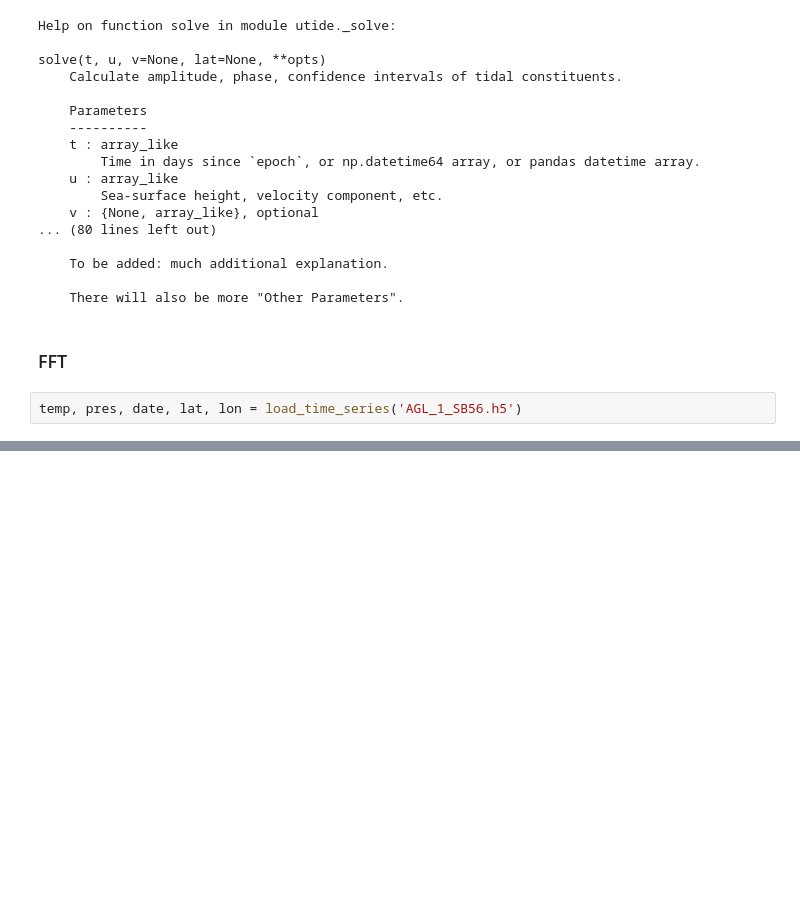
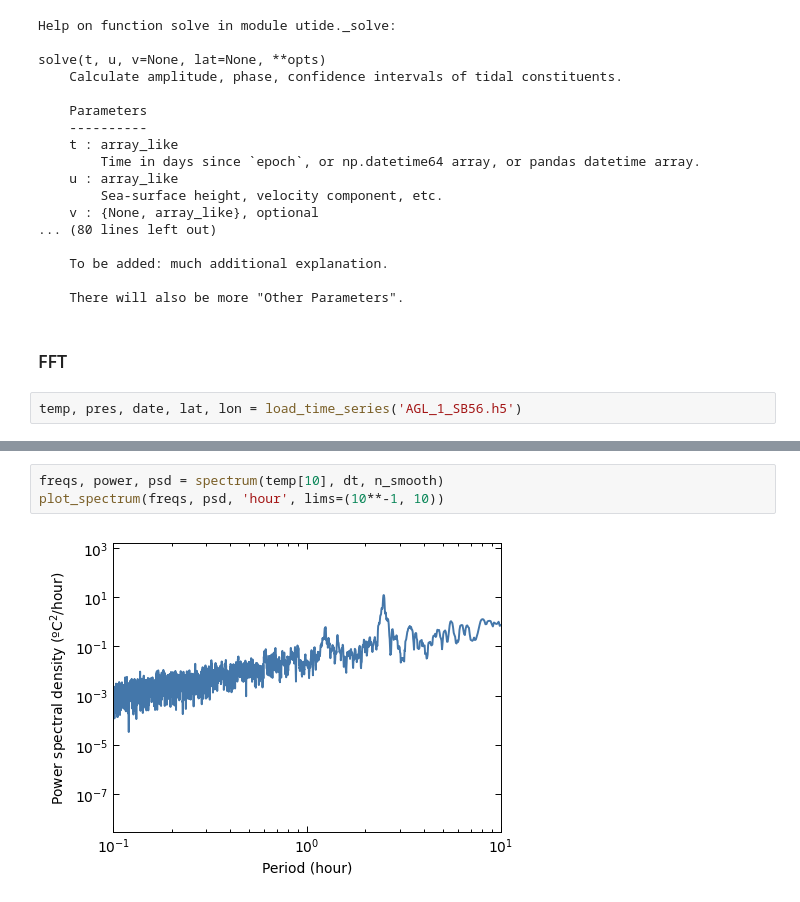
Before and after one commit to manufrn/TFG, a Jupyter notebook: notebooks/exploration_time_series.ipynb, the cells around one changed output, grey strips where cells are left out. Drawn from its saved outputs; the diff is of its cells as text; blank space fills up the shorter version.

```diff
--- a/notebooks/exploration_time_series.ipynb
+++ b/notebooks/exploration_time_series.ipynb
@@ -100,0 +149,5 @@ plt.show()
+# %%
+freqs, power, psd = spectrum(temp[10], dt, n_smooth)
+plot_spectrum(freqs, psd, 'hour', lims=(10**-1, 10))
+# %% [output]
+[figure, added]
```
Also changed, not shown: parts of 3 cells of this notebook.
